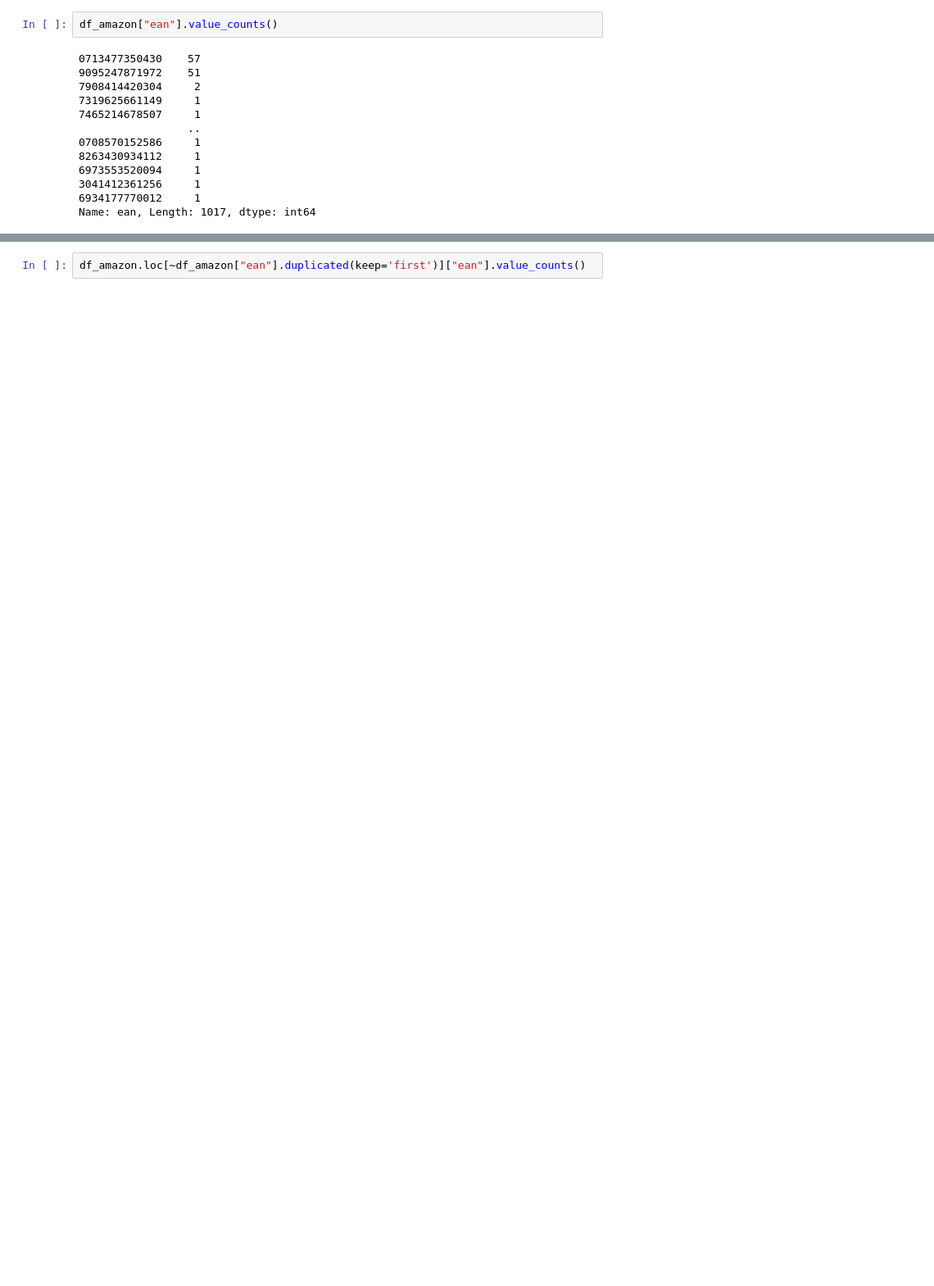
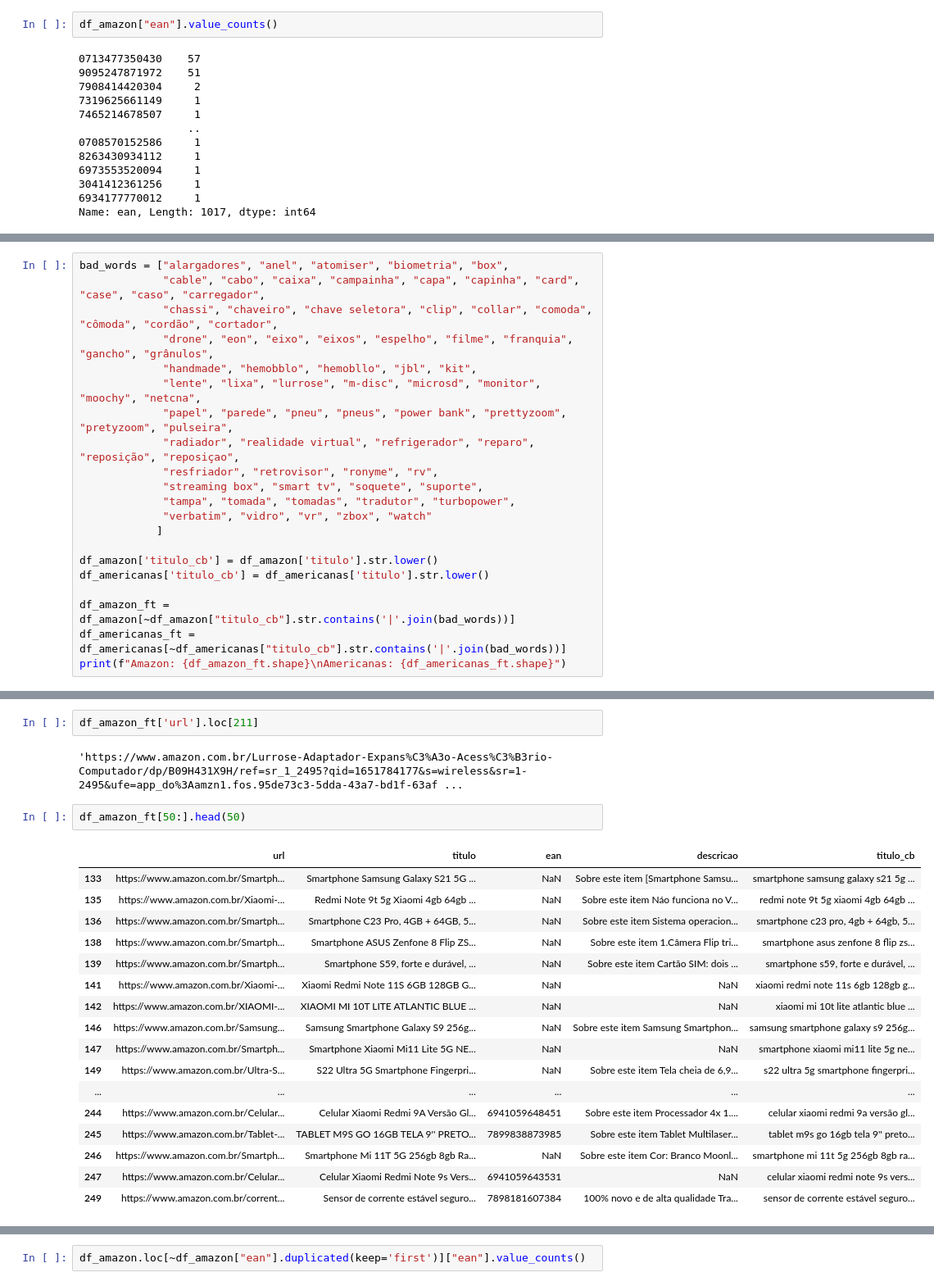
Before and after one commit to Laianna/projeto-sidi-er, a Jupyter notebook: limpeza_dados.ipynb, the cells around one changed output, grey strips where cells are left out. Shown at 82% size. Saved outputs shown, nothing was run; the diff lists cells and outputs as text; blank space fills up the shorter version.

```diff
--- a/limpeza_dados.ipynb
+++ b/limpeza_dados.ipynb
@@ -39,0 +33,21 @@ df_amazon[df_amazon["ean"].notnull()]["ean"]
+# %%
+bad_words = ["alargadores", "anel", "atomiser", "biometria", "box",
+             "cable", "cabo", "caixa", "campainha", "capa", "capinha", "card", "case", "caso", "carregador",
+             "chassi", "chaveiro", "chave seletora", "clip", "collar", "comoda", "cômoda", "cordão", "cortador",
+             "drone", "eon", "eixo", "eixos", "espelho", "filme", "franquia", "gancho", "grânulos",
+             "handmade", "hemobblo", "hemobllo", "jbl", "kit",
+             "lente", "lixa", "lurrose", "m-disc", "microsd", "monitor", "moochy", "netcna",
+             "papel", "parede", "pneu", "pneus", "power bank", "prettyzoom", "pretyzoom", "pulseira",
+             "radiador", "realidade virtual", "refrigerador", "reparo", "reposição", "reposiçao",
+             "resfriador", "retrovisor", "ronyme", "rv",
+             "streaming box", "smart tv", "soquete", "suporte",
+             "tampa", "tomada", "tomadas", "tradutor", "turbopower",
+             "verbatim", "vidro", "vr", "zbox", "watch"
+            ]
+
+df_amazon['titulo_cb'] = df_amazon['titulo'].str.lower()
+df_americanas['titulo_cb'] = df_americanas['titulo'].str.lower()
+
+df_amazon_ft = df_amazon[~df_amazon["titulo_cb"].str.contains('|'.join(bad_words))]
+df_americanas_ft = df_americanas[~df_americanas["titulo_cb"].str.contains('|'.join(bad_words))]
+print(f"Amazon: {df_amazon_ft.shape}\nAmericanas: {df_americanas_ft.shape}")
@@ -40,3 +62,27 @@ df_amazon[df_amazon["ean"].notnull()]["ean"]
+# %%
+df_amazon_ft['url'].loc[211]
+# %% [output]
+'https://www.amazon.com.br/Lurrose-Adaptador-Expans%C3%A3o-Acess%C3%B3rio-Computador/dp/B09H431X9H/ref=sr_1_2495?qid=1651784177&s=wireless&sr=1-2495&ufe=app_do%3Aamzn1.fos.95de73c3-5dda-43a7-bd1f-63af ...
+# %%
+df_amazon_ft[50:].head(50)
+# %% [output]
+|  | url | titulo | ean | descricao | titulo_cb |
+| 133 | https://www.amazon.com.br/Smartph... | Smartphone Samsung Galaxy S21 5G ... | NaN | Sobre este item [Smartphone Samsu... | smartphone samsung galaxy s21 5g ... |
+| 135 | https://www.amazon.com.br/Xiaomi-... | Redmi Note 9t 5g Xiaomi 4gb 64gb ... | NaN | Sobre este item Náo funciona no V... | redmi note 9t 5g xiaomi 4gb 64gb ... |
+| 136 | https://www.amazon.com.br/Smartph... | Smartphone C23 Pro, 4GB + 64GB, 5... | NaN | Sobre este item Sistema operacion... | smartphone c23 pro, 4gb + 64gb, 5... |
+| 138 | https://www.amazon.com.br/Smartph... | Smartphone ASUS Zenfone 8 Flip ZS... | NaN | Sobre este item 1.Câmera Flip tri... | smartphone asus zenfone 8 flip zs... |
+| 139 | https://www.amazon.com.br/Smartph... | Smartphone S59, forte e durável, ... | NaN | Sobre este item Cartão SIM: dois ... | smartphone s59, forte e durável, ... |
+| 141 | https://www.amazon.com.br/Xiaomi-... | Xiaomi Redmi Note 11S 6GB 128GB G... | NaN | NaN | xiaomi redmi note 11s 6gb 128gb g... |
+| 142 | https://www.amazon.com.br/XIAOMI-... | XIAOMI MI 10T LITE ATLANTIC BLUE ... | NaN | NaN | xiaomi mi 10t lite atlantic blue ... |
+| 146 | https://www.amazon.com.br/Samsung... | Samsung Smartphone Galaxy S9 256g... | NaN | Sobre este item Samsung Smartphon... | samsung smartphone galaxy s9 256g... |
+| 147 | https://www.amazon.com.br/Smartph... | Smartphone Xiaomi Mi11 Lite 5G NE... | NaN | NaN | smartphone xiaomi mi11 lite 5g ne... |
+| 149 | https://www.amazon.com.br/Ultra-S... | S22 Ultra 5G Smartphone Fingerpri... | NaN | Sobre este item Tela cheia de 6,9... | s22 ultra 5g smartphone fingerpri... |
+| ... | ... | ... | ... | ... | ... |
+| 244 | https://www.amazon.com.br/Celular... | Celular Xiaomi Redmi 9A Versão Gl... | 6941059648451 | Sobre este item Processador 4x 1.... | celular xiaomi redmi 9a versão gl... |
+| 245 | https://www.amazon.com.br/Tablet-... | TABLET M9S GO 16GB TELA 9'' PRETO... | 7899838873985 | Sobre este item Tablet Multilaser... | tablet m9s go 16gb tela 9'' preto... |
+| 246 | https://www.amazon.com.br/Smartph... | Smartphone Mi 11T 5G 256gb 8gb Ra... | NaN | Sobre este item Cor: Branco Moonl... | smartphone mi 11t 5g 256gb 8gb ra... |
+| 247 | https://www.amazon.com.br/Celular... | Celular Xiaomi Redmi Note 9s Vers... | 6941059643531 | NaN | celular xiaomi redmi note 9s vers... |
+| 249 | https://www.amazon.com.br/corrent... | Sensor de corrente estável seguro... | 7898181607384 | 100% novo e de alta qualidade Tra... | sensor de corrente estável seguro... |
 # %%
 ean_amz = list(set(df_amazon["ean"].to_list()))[1:]
 
```
Also changed, not shown: parts of 15 cells of this notebook.
